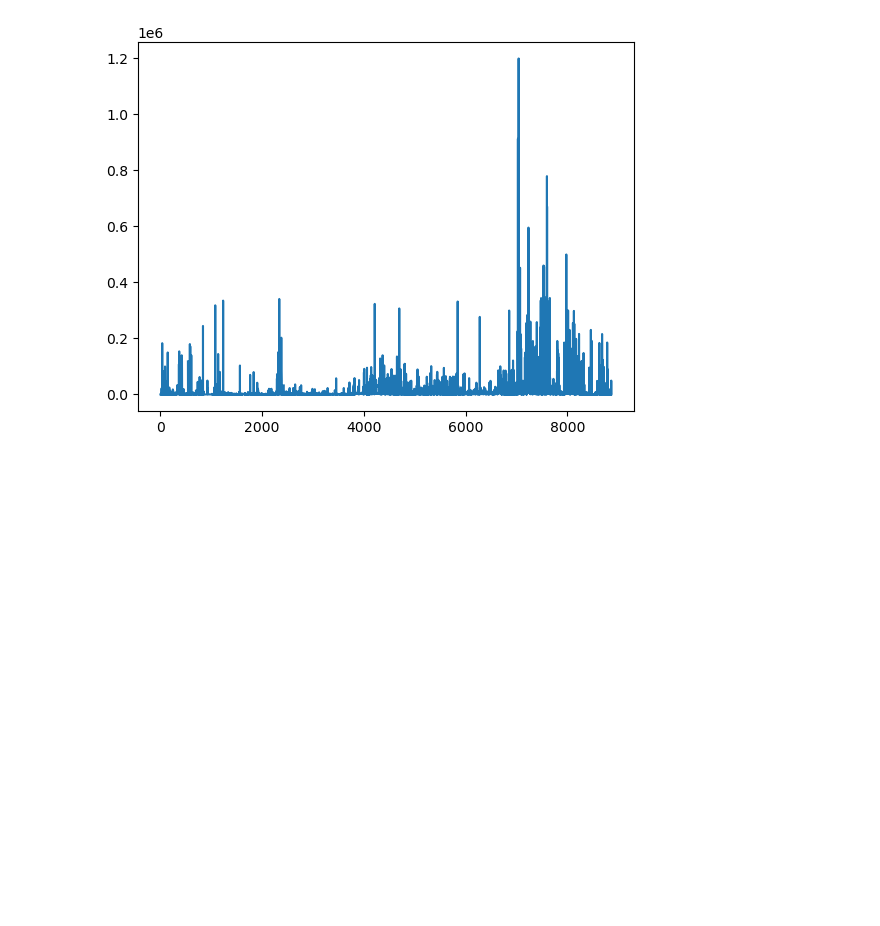
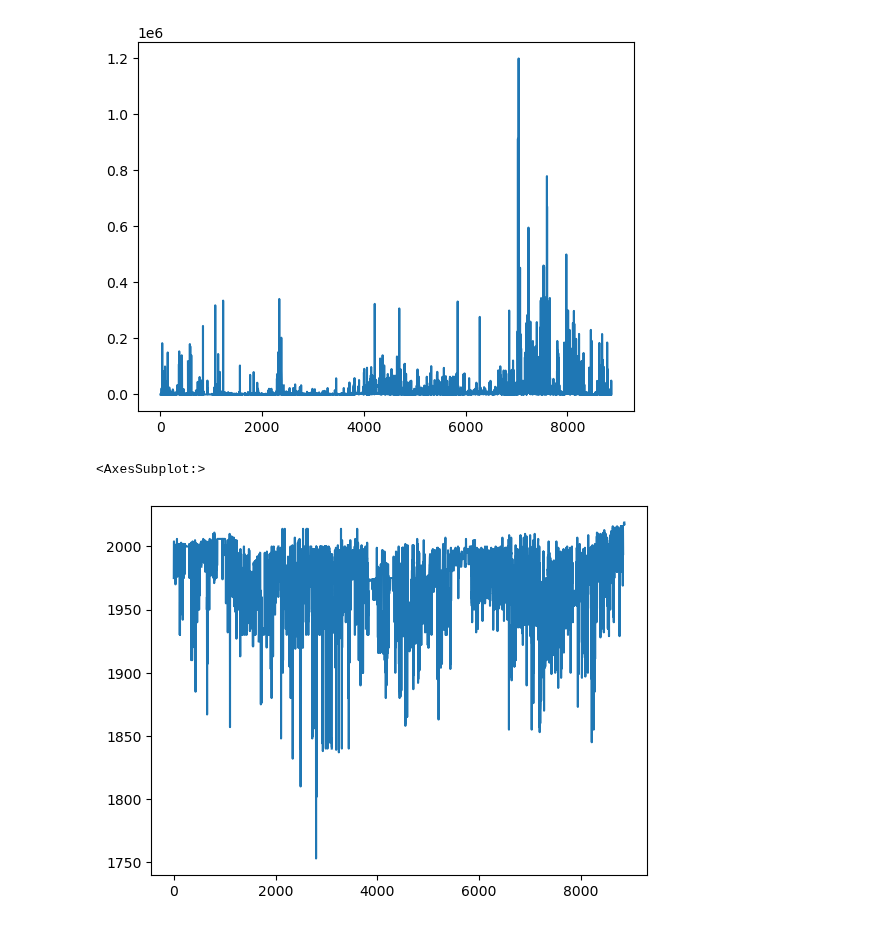
Before and after one commit to UIUC-iSchool-DataViz/is445_bcu_fall2026, a Jupyter notebook: week02/inClass_week02.ipynb, the cells around one changed output. Drawn from its saved outputs; the diff is of its cells as text; code cells hidden in the pictures; blank space fills up the shorter version.

```diff
--- a/week02/inClass_week02.ipynb
+++ b/week02/inClass_week02.ipynb
@@ -222,3 +222,8 @@ buildings['Square Footage'].plot()
 # %% [output]
 <AxesSubplot:>
 [figure]
+# %%
+buildings['Year Acquired'].plot()
+# %% [output]
+<AxesSubplot:>
+[figure, added]
```
Also changed, not shown: 1 other file.
